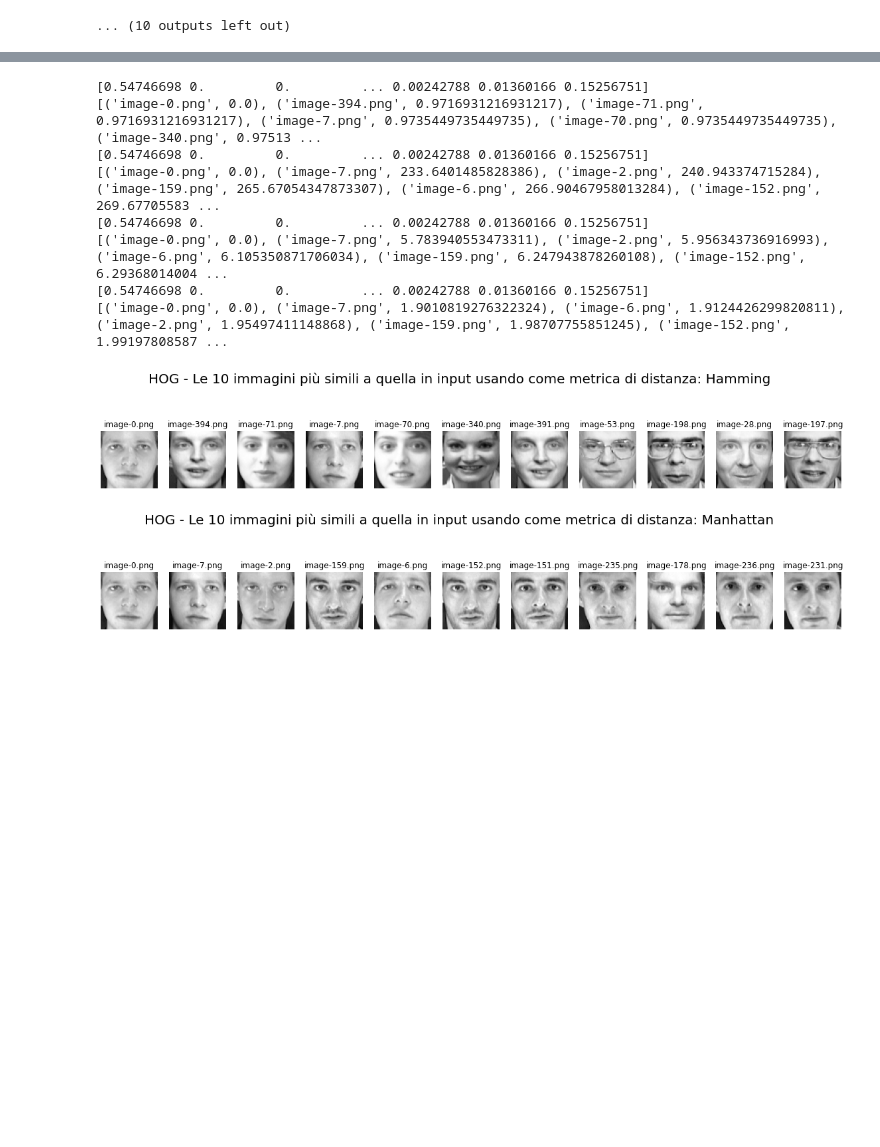
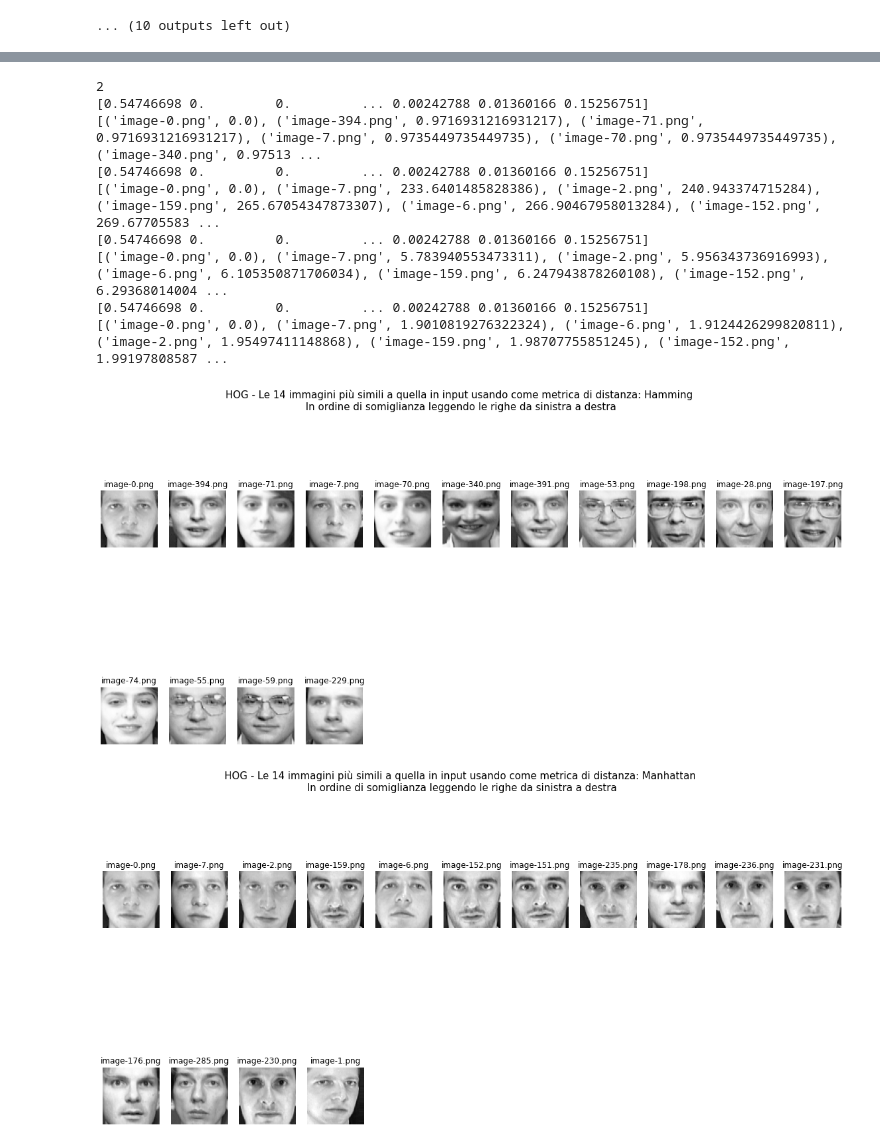
Before and after one commit to LivioScarpi/Progetto_DBM, a Jupyter notebook: task2.ipynb, the cells around one changed output, grey strips where cells are left out. Drawn from its saved outputs; the diff is of its cells as text; code cells hidden in the pictures; blank space fills up the shorter version.

```diff
--- a/task2.ipynb
+++ b/task2.ipynb
@@ -256,20 +278,23 @@ inputImage = 'image-0.png'
 # %%
 distanceMetrics = ['Hamming', 'Manhattan', 'DistanzaEuclidea', 'Minkowski']
 
+import math
 # numero di immagini simili che vogliamo ottenere
-k = 10
+k = 5
 
 w = 10
 h = 10
-columns = k+1
-rows = len(distanceMetrics)
+columns = 11    # le colonne sono 11 per riga
+rows = math.trunc(k / 10) + 1
 
-currentIndex = 1
+print(rows)
+
 
 for i in range(len(distanceMetrics)):
     fig = plt.figure(figsize=(20, 10))
-    fig.suptitle('ColorMoments - ' + 'Le ' + str(k) + ' immagini più simili a quella in input usando come metrica di distanza: ' + distanceMetrics[i], fontsize=20)    # plt.title("CIAO")
+    fig.suptitle('ColorMoments - ' + 'Le ' + str(k) + ' immagini più simili a quella in input usando come metrica di distanza: ' + distanceMetrics[i] + '\n In ordine di somiglianza leggendo le righe da sinistra a destra', fontsize=15)
     # plt.axis('off')
+    currentIndex = 1
 
     kSimilarImagesOfColMom = getKsimilarImages(inputImage, k, 'ColorMoments', distanceMetrics[i])
     #print(kSimilarImagesOfColMom)
@@ -279,7 +304,7 @@ for i in range(len(distanceMetrics)):
         # load the image
         image = Image.open('./olivetti_PNG_master/images/' + imageName)
 
-        fig.add_subplot(rows, columns, (j+1))
+        fig.add_subplot(rows, columns, currentIndex)
         plt.imshow(image, cmap='gray')
         plt.axis('off')
         plt.title(imageName)
@@ -303,43 +329,48 @@ plt.show()
 # %%
+
+import math
 # numero di immagini simili che vogliamo ottenere
-k = 10
+k = 14
 
 w = 10
 h = 10
-columns = k+1
-rows = len(distanceMetrics)
+columns = 11    # le colonne sono 11 per riga
+rows = math.trunc(k / 10) + 1
 
-currentIndex = 1
+print(rows)
+
 
 for i in range(len(distanceMetrics)):
     fig = plt.figure(figsize=(20, 10))
-    fig.suptitle('HOG - ' + 'Le ' + str(k) + ' immagini più simili a quella in input usando come metrica di distanza: ' + distanceMetrics[i], fontsize=20)    # plt.title("CIAO")
+    fig.suptitle('HOG - ' + 'Le ' + str(k) + ' immagini più simili a quella in input usando come metrica di distanza: ' + distanceMetrics[i] + '\n In ordine di somiglianza leggendo le righe da sinistra a destra', fontsize=15)
     # plt.axis('off')
+    currentIndex = 1
 
     kSimilarImagesOfColMom = getKsimilarImages(inputImage, k, 'HOG', distanceMetrics[i])
     #print(kSimilarImagesOfColMom)
 
     for j in range(len(kSimilarImagesOfColMom)):
         imageName = kSimilarImagesOfColMom[j][0]
         # load the image
         image = Image.open('./olivetti_PNG_master/images/' + imageName)
 
-        fig.add_subplot(rows, columns, (j+1))
+        fig.add_subplot(rows, columns, currentIndex)
         plt.imshow(image, cmap='gray')
         plt.axis('off')
         plt.title(imageName)
 
         currentIndex += 1
 
 plt.show()
 # %% [output]
+2
 [0.54746698 0.         0.         ... 0.00242788 0.01360166 0.15256751]
 [('image-0.png', 0.0), ('image-394.png', 0.9716931216931217), ('image-71.png', 0.9716931216931217), ('image-7.png', 0.9735449735449735), ('image-70.png', 0.9735449735449735), ('image-340.png', 0.97513 ...
 [0.54746698 0.         0.         ... 0.00242788 0.01360166 0.15256751]
 [('image-0.png', 0.0), ('image-7.png', 233.6401485828386), ('image-2.png', 240.943374715284), ('image-159.png', 265.67054347873307), ('image-6.png', 266.90467958013284), ('image-152.png', 269.67705583 ...
 [0.54746698 0.         0.         ... 0.00242788 0.01360166 0.15256751]
 [('image-0.png', 0.0), ('image-7.png', 5.783940553473311), ('image-2.png', 5.956343736916993), ('image-6.png', 6.105350871706034), ('image-159.png', 6.247943878260108), ('image-152.png', 6.29368014004 ...
 [0.54746698 0.         0.         ... 0.00242788 0.01360166 0.15256751]
 [('image-0.png', 0.0), ('image-7.png', 1.9010819276322324), ('image-6.png', 1.9124426299820811), ('image-2.png', 1.95497411148868), ('image-159.png', 1.98707755851245), ('image-152.png', 1.99197808587 ...
-[figure, old version]
+[figure, new version]
-[figure, old version]
+[figure, new version]
```
Also changed, not shown: parts of 4 cells of this notebook, 1 other file.
